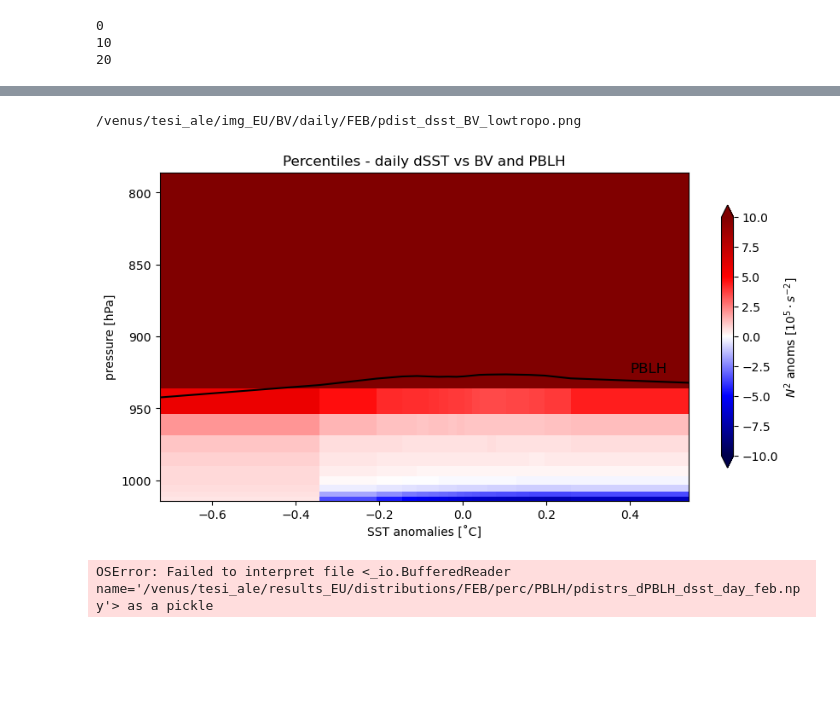
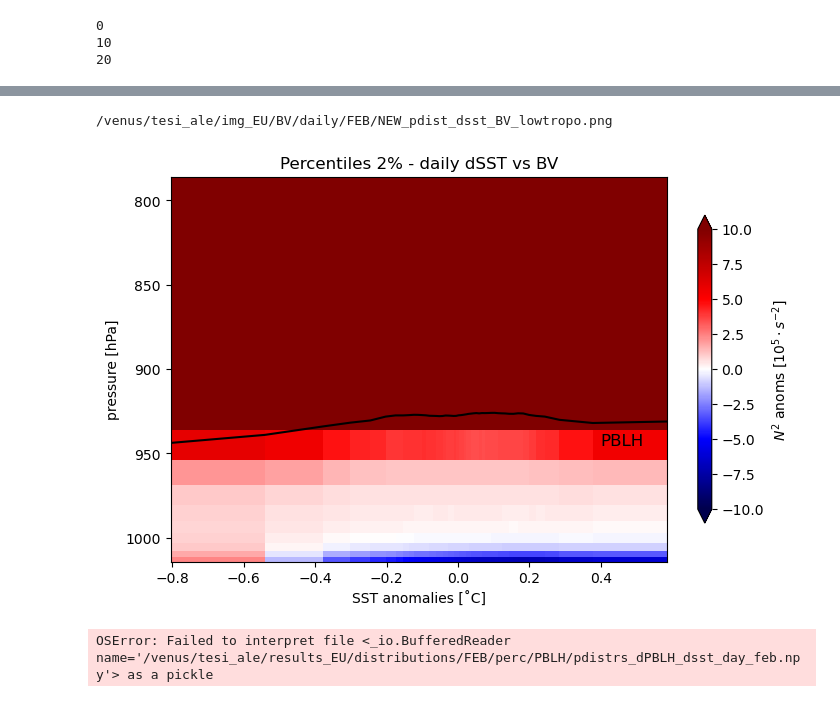
Before and after one commit to meteorologopazzo/thesis_material, a Jupyter notebook: EURECA_scripts/BRUNT_VAISALA_HF_thermContr.ipynb, the cells around one changed output, grey strips where cells are left out. Cells and saved outputs as stored; diff of their text form; code cells hidden in the pictures; blank space fills up the shorter version.

```diff
--- a/EURECA_scripts/BRUNT_VAISALA_HF_thermContr.ipynb
+++ b/EURECA_scripts/BRUNT_VAISALA_HF_thermContr.ipynb
@@ -119,4 +128,4 @@ T2 = T2.where(sea_mask, drop=False).values
 buoya = sst_day - T2
 # %%
 PBLH_day = ds_hourly['PBLH'].groupby('time_counter.day').mean()
-PBLH_day = PBLH_day.where(sea_mask, drop=False).values;
+PBLH_day = PBLH_day.where(sea_mask_modified, drop=False).values;
@@ -195,7 +209,0 @@ my_save_data('/venus/tesi_ale/data_EU/BV/daily/FEB/dBV_day_feb.npy', [dBV_freq_d
-# %%
-##### OTHERWISE LOAD THEM FROM THE FILES  ######
-with open('/venus/tesi_ale/data_EU/SST/daily/FEB/dsst_day_feb.npy', 'rb') as f:
-    dsst_day = np.load(f)
-
-# with open('/venus/tesi_ale/data_EU/PBLH/daily/FEB/dPBLH_day_feb.npy', 'rb') as f:
-#     dPBLH_day = np.load(f)
@@ -331,8 +298,3 @@ distrib_2d(dsst_day, PBLH_day, perc_step, nbins, popmean, perc_fixbin='fb')
-# %%
-### LOAD DISTRIBUTIONS FROM SAVED FILES
-# saved variables are
-# pdist_dsst, pdist_PBLH_dsst, pstd_PBLH_dsst, pstderr_PBLH_dsst, pnpoints_PBLH_dsst, ppvalue_PBLH_dsst
-with open('/venus/tesi_ale/data_EU/PBLH/daily/FEB/pdistrs_PBLH_dSST_day_feb.npy', 'rb') as f:
-    pdist_dsst = np.load(f)
-    pdist_PBLH_dsst = np.load(f)
-    f.close()
+# %%
+### LOAD PRESSURE COLUMN
+mean_vert_pres = np.load('/venus/tesi_ale/data_EU/PRES/daily/FEB/mean_vert_pres.npy')
@@ -340,54 +315,54 @@ with open('/venus/tesi_ale/data_EU/PBLH/daily/FEB/pdistrs_PBLH_dSST_day_feb.npy'
 # figure dBV or BV vs dSST bin - DAILY
 p_level_plot = int(15)
 
-perc = True
+
 x = pdist_dsst_day #if perc else dist_dsst_day
-var = pdist_BV_freq[0:p_level_plot,:]*100000 #if perc else dist_dBV_freq_day[0:p_level_plot,:]*100000
-minval = -10. #if perc else -0.05
+var = pdist_BV_freq[0:p_level_plot,:]*100000 #   pdist_dBV_freq_day
+minval = -10.
 maxval = -minval
-title = 'Percentiles' #if perc else 'Fixed bins'
+title = 'Percentiles 2%' #if perc else 'Fixed bins'
 
-fig, ax1 = plt.subplots(figsize=(10, 5))
+fig, ax1 = plt.subplots(figsize=(8, 5))
 ax1.invert_yaxis()
 p1 = ax1.pcolormesh(x, mean_vert_pres[0:p_level_plot], var, vmin=minval, vmax=maxval, cmap='seismic')
 ax1.set_xlabel('SST anomalies [˚C]'); ax1.set_ylabel('pressure [hPa]')
-plt.title(f'{title} - daily dSST vs BV and PBLH')
+plt.title(f'{title} - daily dSST vs BV')
 cbar = plt.colorbar(p1,ax=ax1, location='right', shrink=0.8, extend='both')
 cbar.set_label('$N^2$ anoms [$10^5 \cdot s^{-2}$]')
 
 
 x_pbl = pdist_dsst #if perc else dist_dsst
 var_pbl = pdist_PBLH_dsst #if perc else dist_PBLH_dsst
 ax1.plot(x_pbl, var_pbl, 'k')
-ax1.text(0.4, 925, 'PBLH', fontsize=12)
+ax1.text(0.4, 945, 'PBLH', fontsize=12)
 
 
 
 # DEF punti significativi (pvalue < 0.05)
-pval = ppvalue_dBV_freq_day_sub[0:p_level_plot] #if perc else pvalue_dBV_freq_day_sub[0:p_level_plot]
+'''pval = ppvalue_dBV_freq_day_sub[0:p_level_plot] #if perc else pvalue_dBV_freq_day_sub[0:p_level_plot]
 GPbin = mean_vert_pres[1:p_level_plot] - np.diff(mean_vert_pres[0:p_level_plot])*0.5
 signif_Lcorr_H = np.zeros((len(mean_vert_pres[0:p_level_plot])-1,len(x)-1))
 dsstbin = np.zeros((len(mean_vert_pres[0:p_level_plot])-1,len(x)-1))
 for h in range(0,len(mean_vert_pres[0:p_level_plot])-1):
     cond1 = pval[h,:-1] > 0.05
     cond2 = np.abs(var[h,:-1]) < 0.1*np.nanmean(np.abs(var))
     cond = (cond1) | (cond2)
 #     cond = cond1
     signif_Lcorr_H[h,:] = np.zeros(len(x)-1) + np.nan
     signif_Lcorr_H[h, cond] = GPbin[h]
     dsstbin[h,:] = x[1:] - np.diff(x)*0.5
 
-plt.scatter(dsstbin,signif_Lcorr_H,  s=0.7, color='k')
+plt.scatter(dsstbin,signif_Lcorr_H,  s=0.7, color='k')'''
 
 
-path_img = '/venus/tesi_ale/img_EU/BV/daily/FEB/' if perc else '/venus/tesi_ale/img_EU/BV/daily/FEB/'
-filename = path_img + 'pdist_dsst_dBV_lowtropo.png' if perc else path_img + 'bins_dsst_dBV_lowtropo.png'
-#plt.savefig(filename)
+path_img = '/venus/tesi_ale/img_EU/BV/daily/FEB/' #if perc else '/venus/tesi_ale/img_EU/BV/daily/FEB/'
+filename = path_img + 'NEW_pdist_dsst_BV_lowtropo.png' #if perc else path_img + 'bins_dsst_dBV_lowtropo.png'
+# plt.savefig(filename)
 print(filename)
 del filename
 # %% [output]
-/venus/tesi_ale/img_EU/BV/daily/FEB/pdist_dsst_BV_lowtropo.png
+/venus/tesi_ale/img_EU/BV/daily/FEB/NEW_pdist_dsst_BV_lowtropo.png
-[figure, old version]
+[figure, new version]
 # %%
 #########    LOAD SST AND PBLH DISTRIBUTIONS  ########
 with open('/venus/tesi_ale/results_EU/distributions/FEB/perc/PBLH/pdistrs_dPBLH_dsst_day_feb.npy', 'rb') as f:
```
Also changed, not shown: parts of 31 cells of this notebook, 18 other files.
